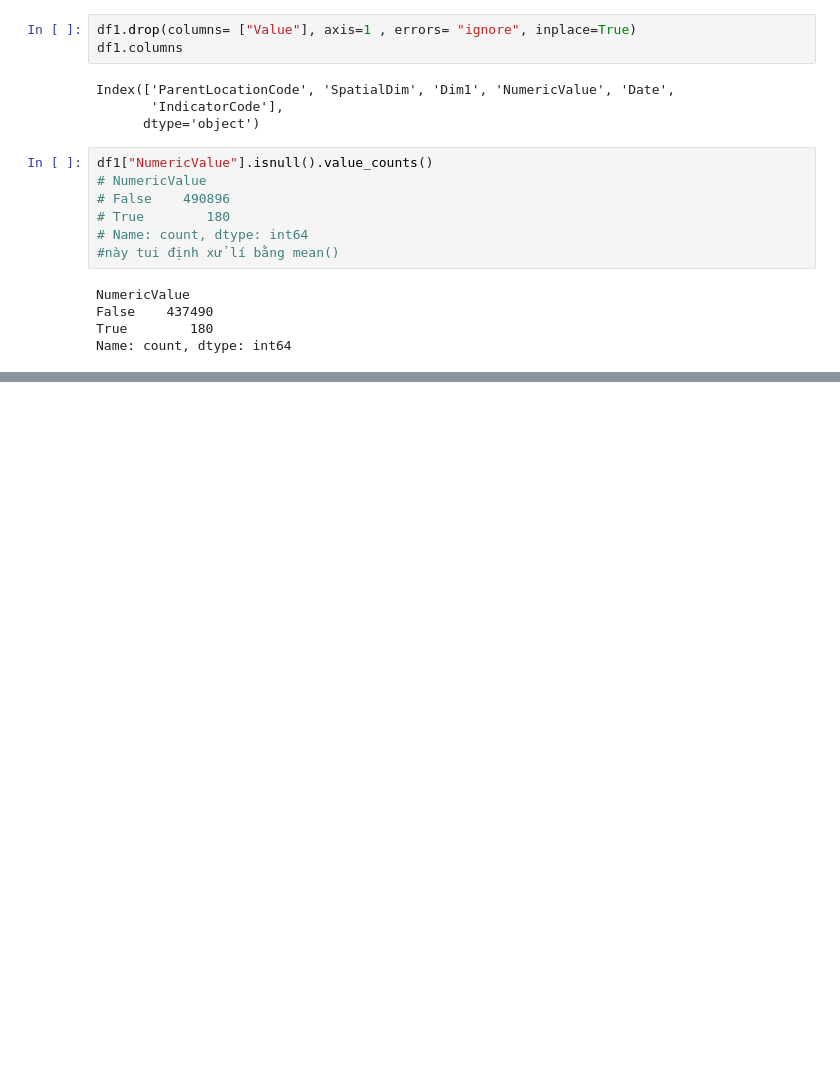
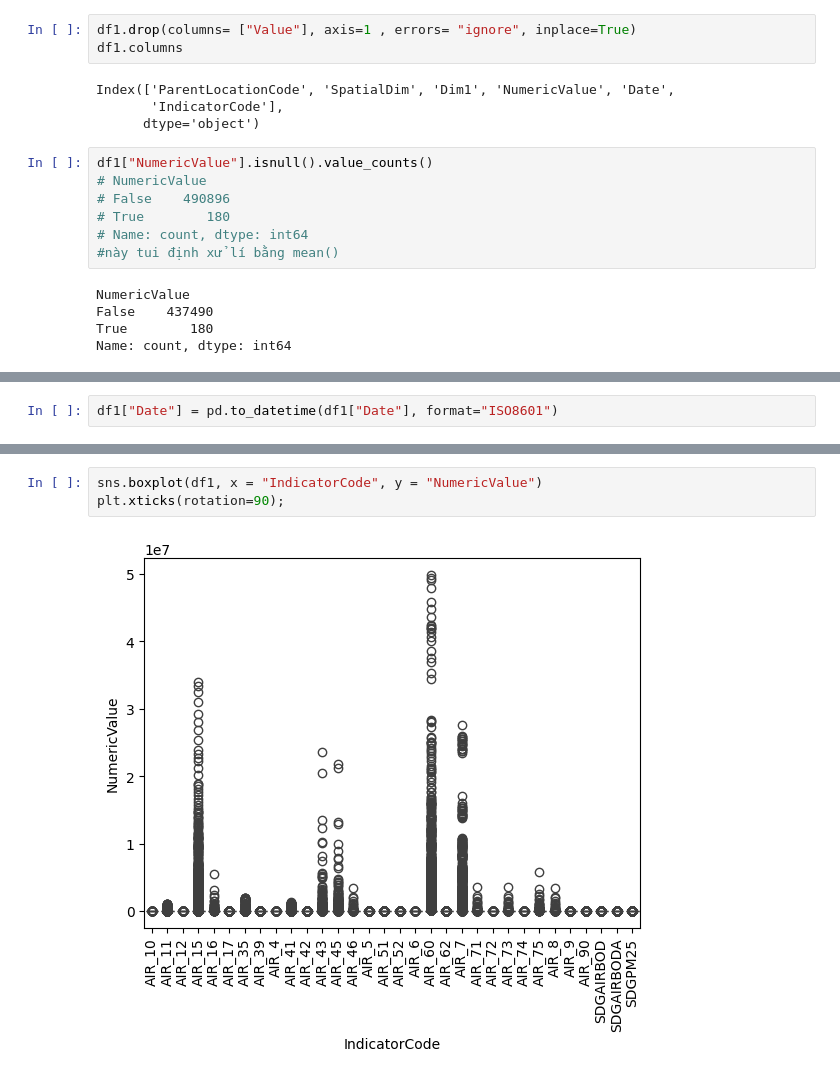
Before and after one commit to baolam/heart-disease-analysis, a Jupyter notebook: air_data_analysis.ipynb, the cells around one changed output, grey strips where cells are left out. Cells and saved outputs as stored; diff of their text form; blank space fills up the shorter version.

```diff
--- a/air_data_analysis.ipynb
+++ b/air_data_analysis.ipynb
@@ -166 +167,3 @@ False    491076
 Name: count, dtype: int64
+# %%
+df1["Date"] = pd.to_datetime(df1["Date"], format="ISO8601")
@@ -173,0 +195,5 @@ Name: count, dtype: int64
+# %%
+sns.boxplot(df1, x = "IndicatorCode", y = "NumericValue")
+plt.xticks(rotation=90);
+# %% [output]
+[figure, added]
```
Also changed, not shown: parts of 11 cells of this notebook, 1 other file.
